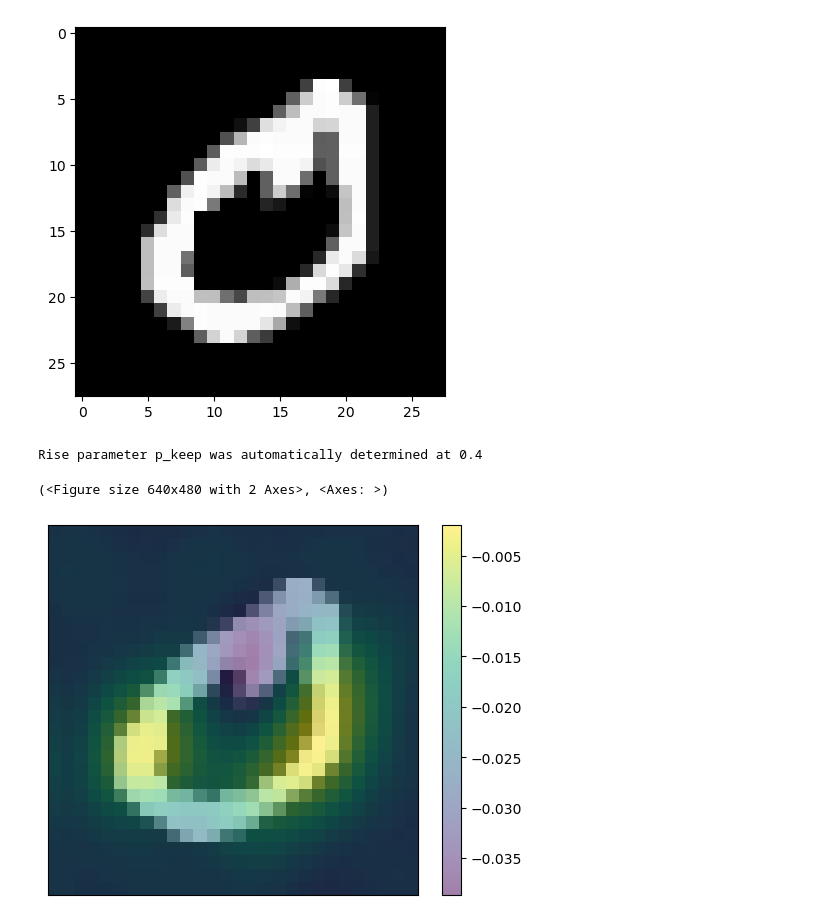
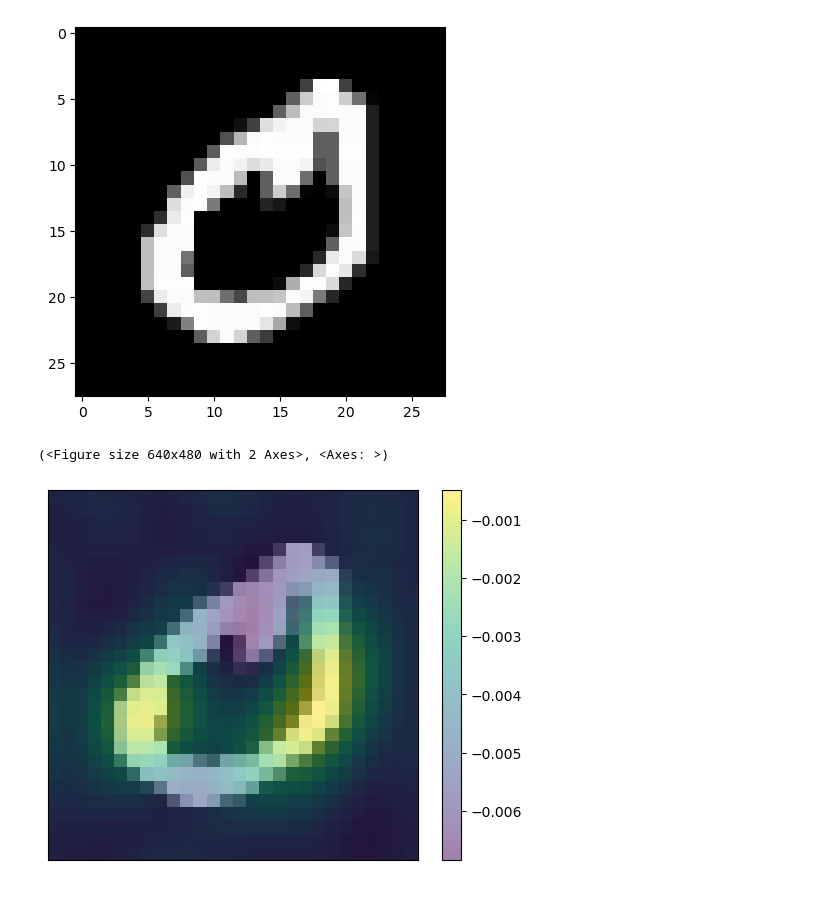
Before and after one commit to ParssaJ/selected-topics-seminar, a Jupyter notebook: selected_topics.ipynb, the cells around one changed output. Cells and saved outputs as stored; diff of their text form; code cells hidden in the pictures.

```diff
--- a/selected_topics.ipynb
+++ b/selected_topics.ipynb
@@ -44,12 +35,11 @@ plt.imshow(second_null, cmap="grey")
 # %%
 test_input_2 = second_null.numpy().reshape(1, 28,28).astype(np.float32)
 
-explanation_heatmap_test_2 = dianna.explain_image(model_path, test_input_2, method="RISE", labels=[0],n_masks=30000)
+explanation_heatmap_test_2 = dianna.explain_image(model_path, test_input_2, method="RISE", labels=[0],n_masks=30000, axis_labels={0: 'channels'}, p_keep=0.5)
 visualization.plot_image(explanation_heatmap_test_2.reshape(28, 28), original_data=test_input_2.reshape(28, 28), output_filename="zweite_null.jpg")
 # %% [output]
-Rise parameter p_keep was automatically determined at 0.4
+(<Figure size 640x480 with 2 Axes>, <Axes: >)
-(<Figure size 640x480 with 2 Axes>, <Axes: >)
-[figure, old version]
+[figure, new version]
 # %%
 test = explanation_heatmap_test + explanation_heatmap_test_2
 # %%
```
Also changed, not shown: parts of 4 cells of this notebook.
